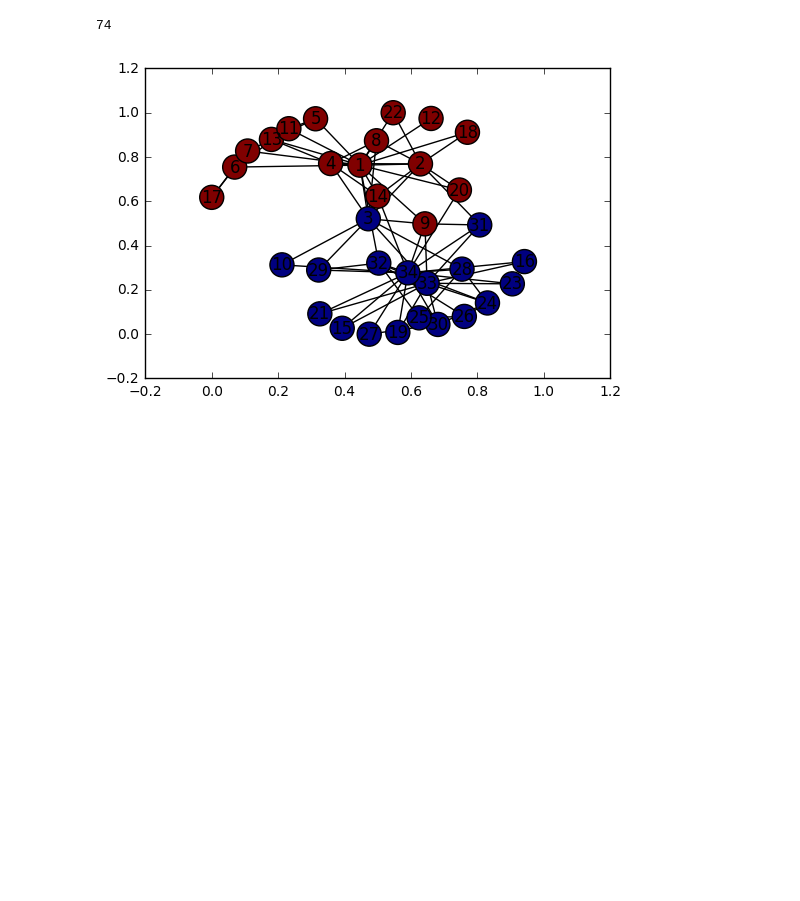
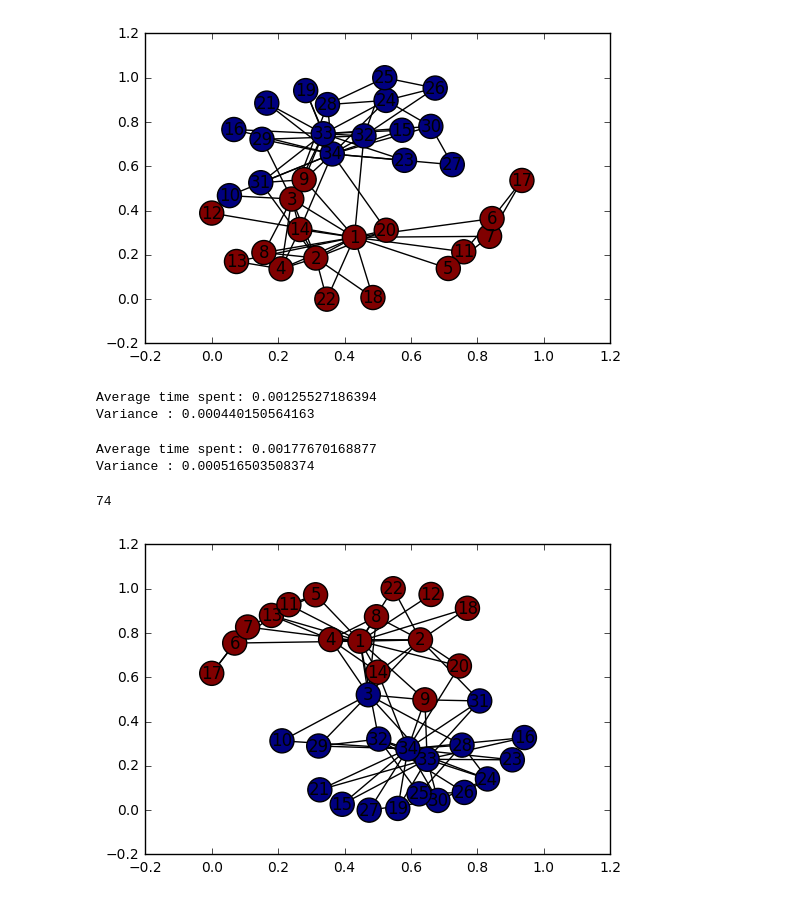
Before and after one commit to AC130USpectre/NLA2016project, a Jupyter notebook: opt-karate.ipynb, the cells around one changed output. Cells and saved outputs as stored; diff of their text form; code cells hidden in the pictures; blank space fills up the shorter version.

```diff
--- a/opt-karate.ipynb
+++ b/opt-karate.ipynb
@@ -89,6 +119,59 @@ def der(x):
 # %%
 def Hess(x):
     return Jac(x).T.dot(Jac(x))
+# %%
+def VanillaNewton(x0=None, maxiter=200, tol=1e-8):
+    if x0 is None:
+        x_prev = d.copy()
+    else:
+        x_prev = x0.copy()
+
+    for k in range(maxiter):
+        dx = np.linalg.solve(Hess(x_prev), -der(x_prev))
+        x_next = x_prev + dx
+        if obj(x_next) < tol:
+            break
+        x_prev = x_next.copy()
+    return (k + 1, x_next.copy())
+# %%
+k, ans = VanillaNewton()
+
+ans[ans > 0] = 1
+ans[ans < 0] = -1
+
+nx.draw_networkx(kn, node_color=ans)
+# %% [output]
+[figure, added]
+# %%
+# performance of RepRank
+
+tt = np.empty(5000)
+
+for i in range(len(tt)):
+    begin = time.time()
+    k, ans = RepRank()
+    end = time.time()
+    tt[i] = end - begin
+
+print("Average time spent: {}\nVariance : {}".format(str(np.mean(tt)), str(np.std(tt, ddof=1))))
+# %% [output]
+Average time spent: 0.00125527186394
+Variance : 0.000440150564163
+# %%
+# performance of Newton
+
+tt = np.empty(5000)
+
+for i in range(len(tt)):
+    begin = time.time()
+    k, ans = VanillaNewton()
+    end = time.time()
+    tt[i] = end - begin
+
+print("Average time spent: {}\nVariance : {}".format(str(np.mean(tt)), str(np.std(tt, ddof=1))))
+# %% [output]
+Average time spent: 0.00177670168877
+Variance : 0.000516503508374
 # %%
 def LineSearch(x, dx):
     alpha = obj(x) / np.linalg.norm(dx) ** 2
@@ -97,21 +180,12 @@ def LineSearch(x, dx):
             return x + alpha * dx
         else:
             alpha /= 2
-# %%
-x_prev = d.copy()
-x_next = x_prev.copy()
-
-for k in range(100):
-    dx = der(x_prev)
-    #x_next = LineSearch(x_prev, -dx)
-    x_next = x_prev - dx * obj(x_prev) / np.linalg.norm(dx) ** 2
-    if obj(x_next) < 1e-8:
-        break
-    x_prev = x_next.copy()
-
-print(k)
-# %% [output]
-74
+# %%
+
+
+print(k)
+# %% [output]
+74
 # %%
 ans = x_prev.copy()
 ans[x_prev > 0] = 1
```
Also changed, not shown: parts of 8 cells of this notebook.
